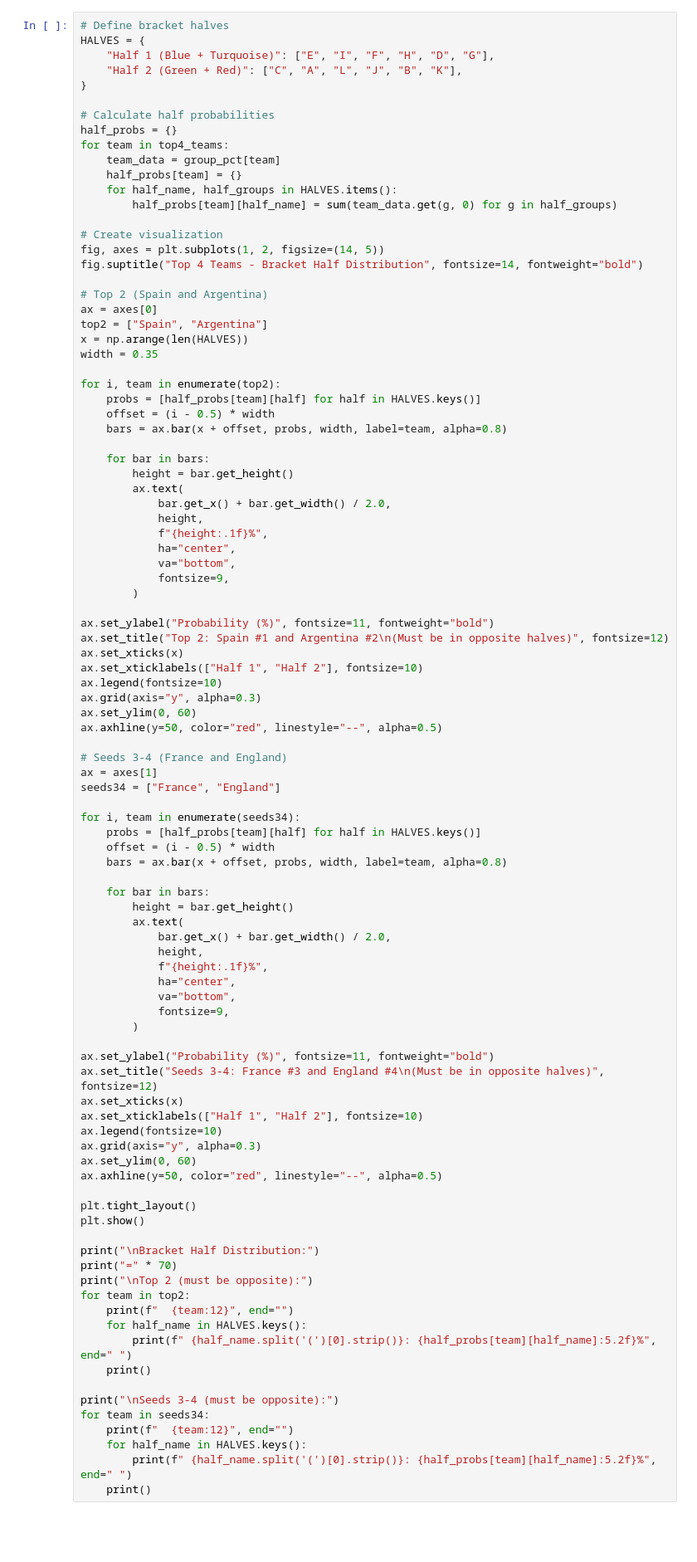
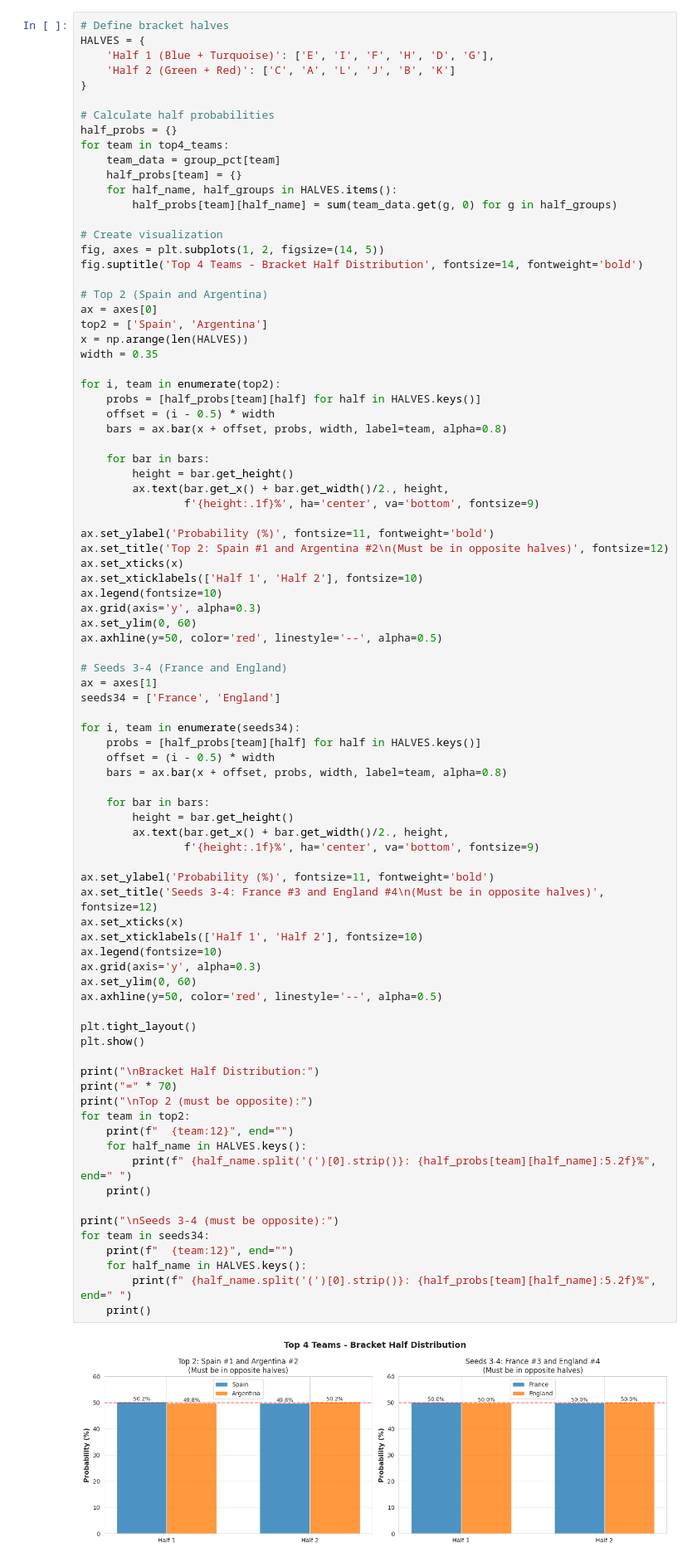
Before and after one commit to neil-aitken/wc-draw, a Jupyter notebook: notebooks/fifa_official_analysis.ipynb, the cells around one changed output. Shown at 83% size. Drawn from its saved outputs; the diff is of its cells as text; blank space fills up the shorter version.

```diff
--- a/notebooks/fifa_official_analysis.ipynb
+++ b/notebooks/fifa_official_analysis.ipynb
@@ -200,8 +212,8 @@ Verify top 2 and seeds 3-4 separation into opposite bracket halves.
 # %%
 # Define bracket halves
 HALVES = {
-    "Half 1 (Blue + Turquoise)": ["E", "I", "F", "H", "D", "G"],
-    "Half 2 (Green + Red)": ["C", "A", "L", "J", "B", "K"],
+    'Half 1 (Blue + Turquoise)': ['E', 'I', 'F', 'H', 'D', 'G'],
+    'Half 2 (Green + Red)': ['C', 'A', 'L', 'J', 'B', 'K']
 }
 
 # Calculate half probabilities
@@ -214,11 +226,11 @@ for team in top4_teams:
 
 # Create visualization
 fig, axes = plt.subplots(1, 2, figsize=(14, 5))
-fig.suptitle("Top 4 Teams - Bracket Half Distribution", fontsize=14, fontweight="bold")
+fig.suptitle('Top 4 Teams - Bracket Half Distribution', fontsize=14, fontweight='bold')
 
 # Top 2 (Spain and Argentina)
 ax = axes[0]
-top2 = ["Spain", "Argentina"]
+top2 = ['Spain', 'Argentina']
 x = np.arange(len(HALVES))
 width = 0.35
 
@@ -229,68 +241,58 @@ for i, team in enumerate(top2):
 
     for bar in bars:
         height = bar.get_height()
-        ax.text(
-            bar.get_x() + bar.get_width() / 2.0,
-            height,
-            f"{height:.1f}%",
-            ha="center",
-            va="bottom",
-            fontsize=9,
-        )
+        ax.text(bar.get_x() + bar.get_width()/2., height,
+                f'{height:.1f}%', ha='center', va='bottom', fontsize=9)
 
-ax.set_ylabel("Probability (%)", fontsize=11, fontweight="bold")
-ax.set_title("Top 2: Spain #1 and Argentina #2\n(Must be in opposite halves)", fontsize=12)
+ax.set_ylabel('Probability (%)', fontsize=11, fontweight='bold')
+ax.set_title('Top 2: Spain #1 and Argentina #2\n(Must be in opposite halves)', fontsize=12)
 ax.set_xticks(x)
-ax.set_xticklabels(["Half 1", "Half 2"], fontsize=10)
+ax.set_xticklabels(['Half 1', 'Half 2'], fontsize=10)
 ax.legend(fontsize=10)
-ax.grid(axis="y", alpha=0.3)
+ax.grid(axis='y', alpha=0.3)
 ax.set_ylim(0, 60)
-ax.axhline(y=50, color="red", linestyle="--", alpha=0.5)
+ax.axhline(y=50, color='red', linestyle='--', alpha=0.5)
 
 # Seeds 3-4 (France and England)
 ax = axes[1]
-seeds34 = ["France", "England"]
+seeds34 = ['France', 'England']
 
 for i, team in enumerate(seeds34):
     probs = [half_probs[team][half] for half in HALVES.keys()]
     offset = (i - 0.5) * width
     bars = ax.bar(x + offset, probs, width, label=team, alpha=0.8)
 
     for bar in bars:
         height = bar.get_height()
-        ax.text(
-            bar.get_x() + bar.get_width() / 2.0,
-            height,
-            f"{height:.1f}%",
-            ha="center",
-            va="bottom",
-            fontsize=9,
-        )
+        ax.text(bar.get_x() + bar.get_width()/2., height,
+                f'{height:.1f}%', ha='center', va='bottom', fontsize=9)
 
-ax.set_ylabel("Probability (%)", fontsize=11, fontweight="bold")
-ax.set_title("Seeds 3-4: France #3 and England #4\n(Must be in opposite halves)", fontsize=12)
+ax.set_ylabel('Probability (%)', fontsize=11, fontweight='bold')
+ax.set_title('Seeds 3-4: France #3 and England #4\n(Must be in opposite halves)', fontsize=12)
 ax.set_xticks(x)
-ax.set_xticklabels(["Half 1", "Half 2"], fontsize=10)
+ax.set_xticklabels(['Half 1', 'Half 2'], fontsize=10)
 ax.legend(fontsize=10)
-ax.grid(axis="y", alpha=0.3)
+ax.grid(axis='y', alpha=0.3)
 ax.set_ylim(0, 60)
-ax.axhline(y=50, color="red", linestyle="--", alpha=0.5)
+ax.axhline(y=50, color='red', linestyle='--', alpha=0.5)
 
 plt.tight_layout()
 plt.show()
 
 print("\nBracket Half Distribution:")
 print("=" * 70)
 print("\nTop 2 (must be opposite):")
 for team in top2:
     print(f"  {team:12}", end="")
     for half_name in HALVES.keys():
         print(f" {half_name.split('(')[0].strip()}: {half_probs[team][half_name]:5.2f}%", end=" ")
     print()
 
 print("\nSeeds 3-4 (must be opposite):")
 for team in seeds34:
     print(f"  {team:12}", end="")
     for half_name in HALVES.keys():
         print(f" {half_name.split('(')[0].strip()}: {half_probs[team][half_name]:5.2f}%", end=" ")
     print()
+# %% [output]
+[figure, added]
```
Also changed, not shown: parts of 6 cells of this notebook, 13 other files.
